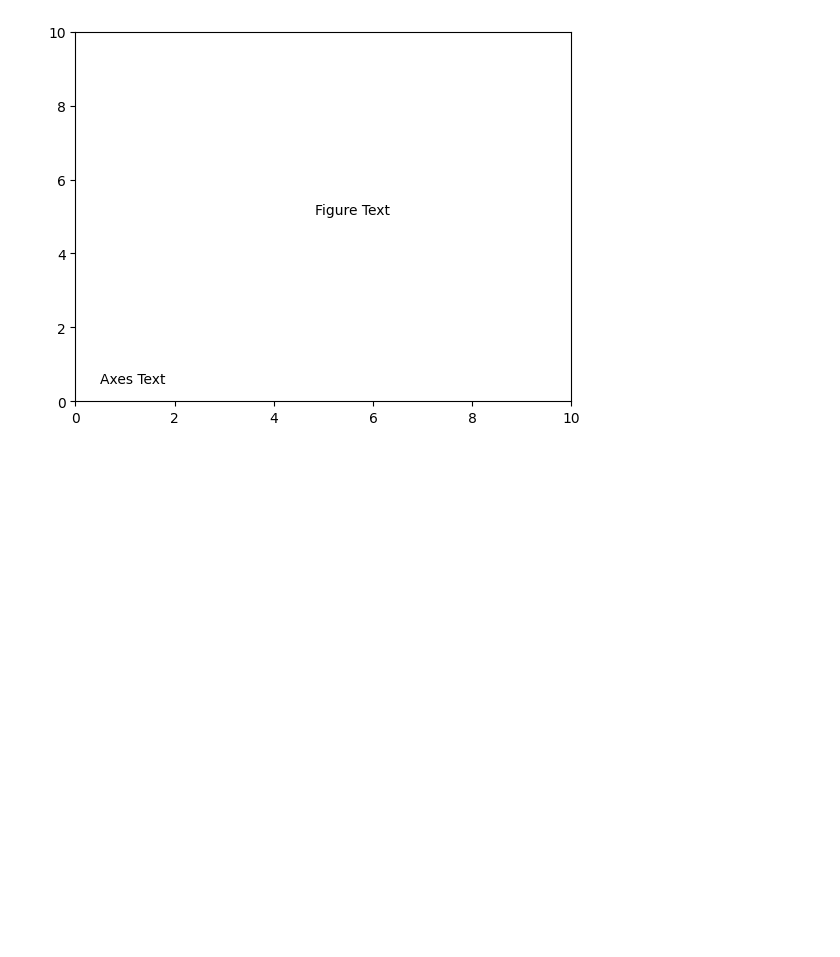
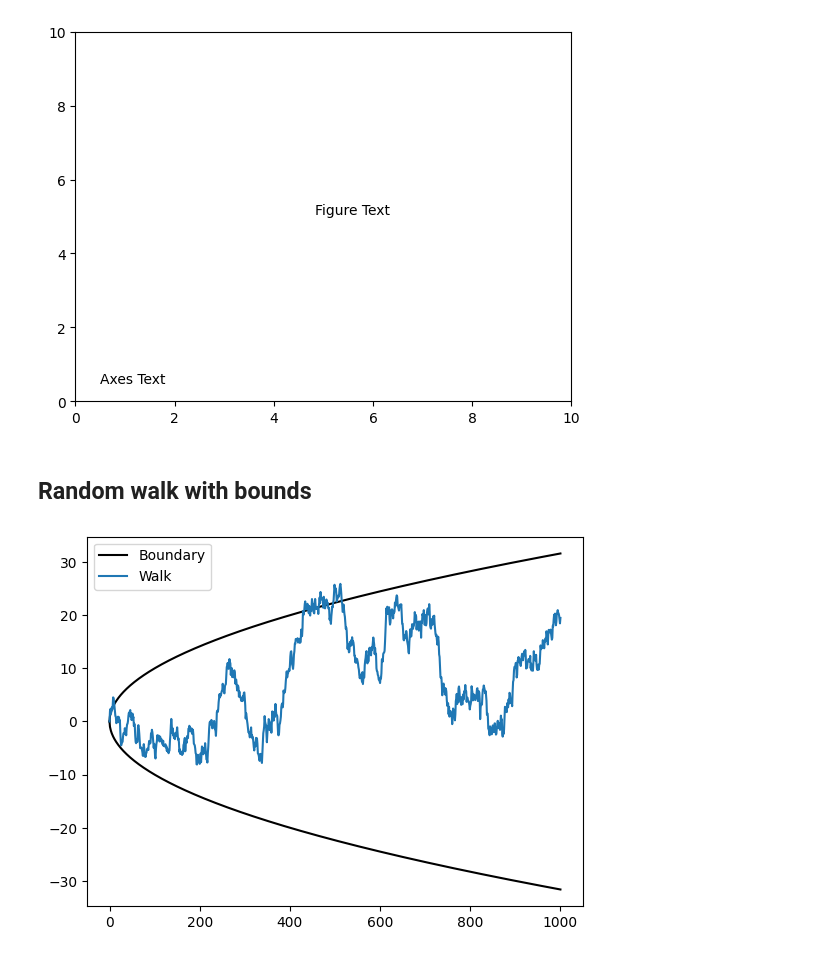
Before and after one commit to romz-pl/Jupyter-Python, a Jupyter notebook: 04-matplotlib/matplotlib.ipynb, the cells around one changed output. Drawn from its saved outputs; the diff is of its cells as text; code cells hidden in the pictures; blank space fills up the shorter version.

Commit message:
Random walk with bounds

```diff
--- a/04-matplotlib/matplotlib.ipynb
+++ b/04-matplotlib/matplotlib.ipynb
@@ -490,3 +490,26 @@ ax.text(0.5, 0.5, 'Axes Text')
 plt.show()
 # %% [output]
 [figure]
+# %% [markdown]
+## Random walk with bounds
+# %%
+# Construct DataFrame
+n = 1000
+sqrts = np.concatenate([np.zeros(1),np.ones(n).cumsum()**0.5] )
+ser1 = pd.Series(data = -sqrts, name = 'Lower Bound')
+ser2 = pd.Series(data = sqrts, name = 'Upper Bound')
+df = pd.DataFrame([ser1,ser2]).T
+
+# Add random walk
+df['Walk'] = np.concatenate([np.zeros(1),np.random.normal(size = n).cumsum()])
+
+# Plot
+fig, ax = plt.subplots()
+df['Lower Bound'].plot(color = 'black', label = 'Boundary')
+df['Upper Bound'].plot(color = 'black', label = '_nolegend_')
+df['Walk'].plot()
+
+ax.legend()
+plt.show()
+# %% [output]
+[figure, added]
```
